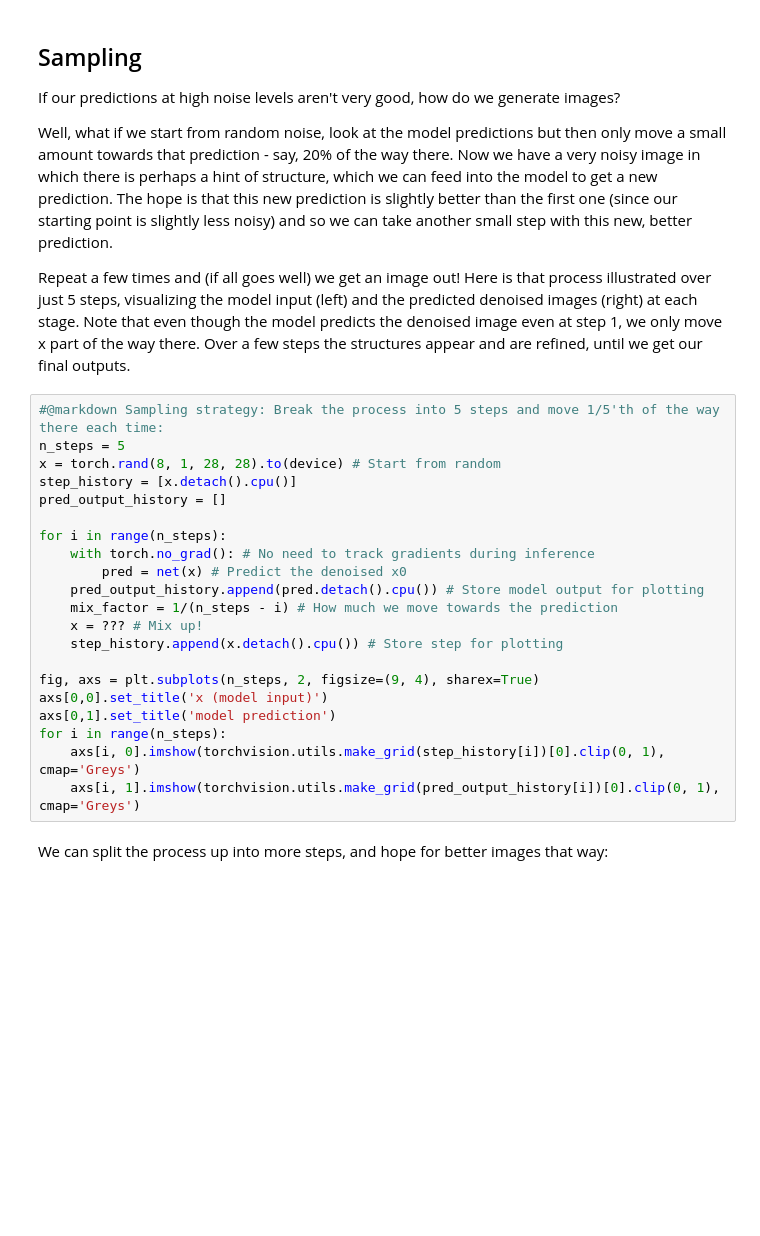
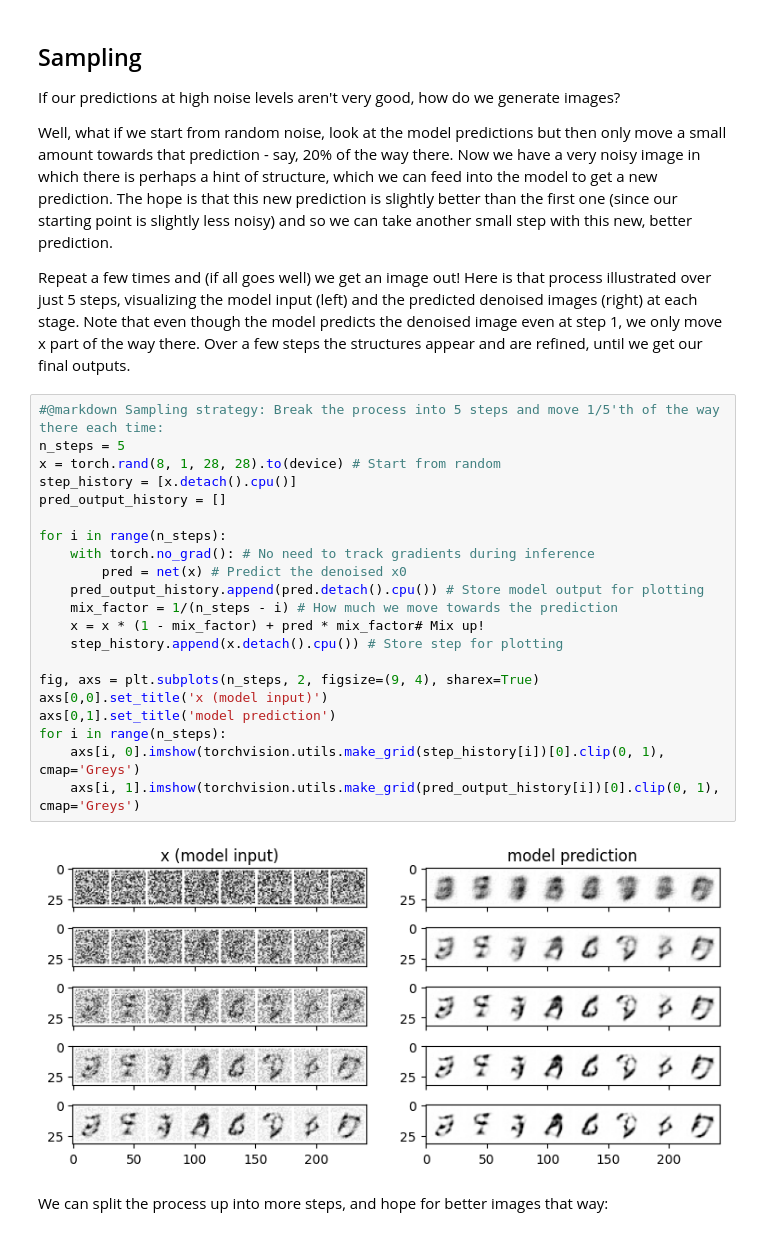
Before and after one commit to AminaManseur29/ensae-dl-2025, a Jupyter notebook: session-6/problem_diffusion.ipynb, the cells around one changed output. Cells and saved outputs as stored; diff of their text form; blank space fills up the shorter version.

```diff
--- a/session-6/problem_diffusion.ipynb
+++ b/session-6/problem_diffusion.ipynb
@@ -255,24 +294,26 @@ Repeat a few times and (if all goes well) we get an image out! Here is that proc
 # %%
 #@markdown Sampling strategy: Break the process into 5 steps and move 1/5'th of the way there each time:
 n_steps = 5
 x = torch.rand(8, 1, 28, 28).to(device) # Start from random
 step_history = [x.detach().cpu()]
 pred_output_history = []
 
 for i in range(n_steps):
     with torch.no_grad(): # No need to track gradients during inference
         pred = net(x) # Predict the denoised x0
     pred_output_history.append(pred.detach().cpu()) # Store model output for plotting
     mix_factor = 1/(n_steps - i) # How much we move towards the prediction
-    x = ??? # Mix up!
+    x = x * (1 - mix_factor) + pred * mix_factor# Mix up!
     step_history.append(x.detach().cpu()) # Store step for plotting
 
 fig, axs = plt.subplots(n_steps, 2, figsize=(9, 4), sharex=True)
 axs[0,0].set_title('x (model input)')
 axs[0,1].set_title('model prediction')
 for i in range(n_steps):
     axs[i, 0].imshow(torchvision.utils.make_grid(step_history[i])[0].clip(0, 1), cmap='Greys')
     axs[i, 1].imshow(torchvision.utils.make_grid(pred_output_history[i])[0].clip(0, 1), cmap='Greys')
+# %% [output]
+[figure, added]
 # %% [markdown]
 We can split the process up into more steps, and hope for better images that way:
 # %%
```
Also changed, not shown: parts of 9 cells of this notebook, 1 other file.
